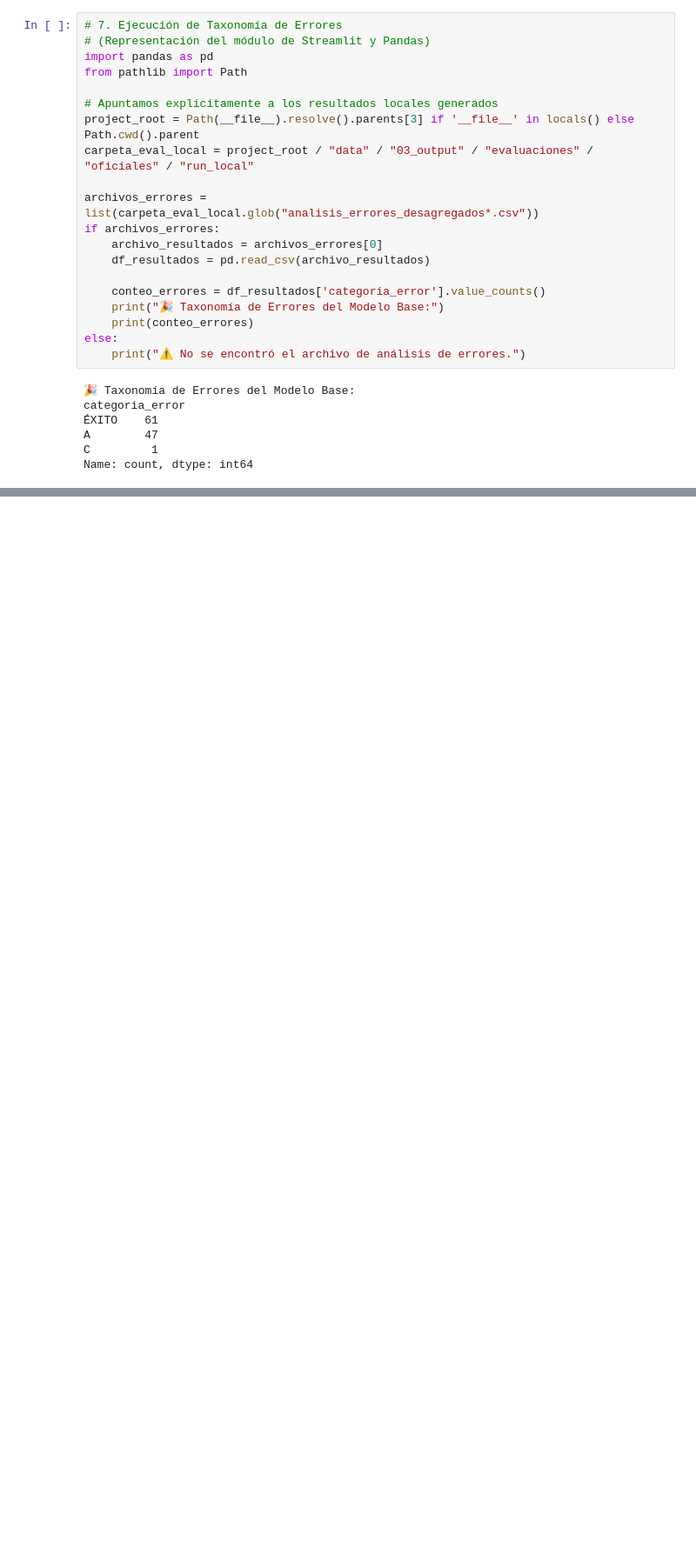
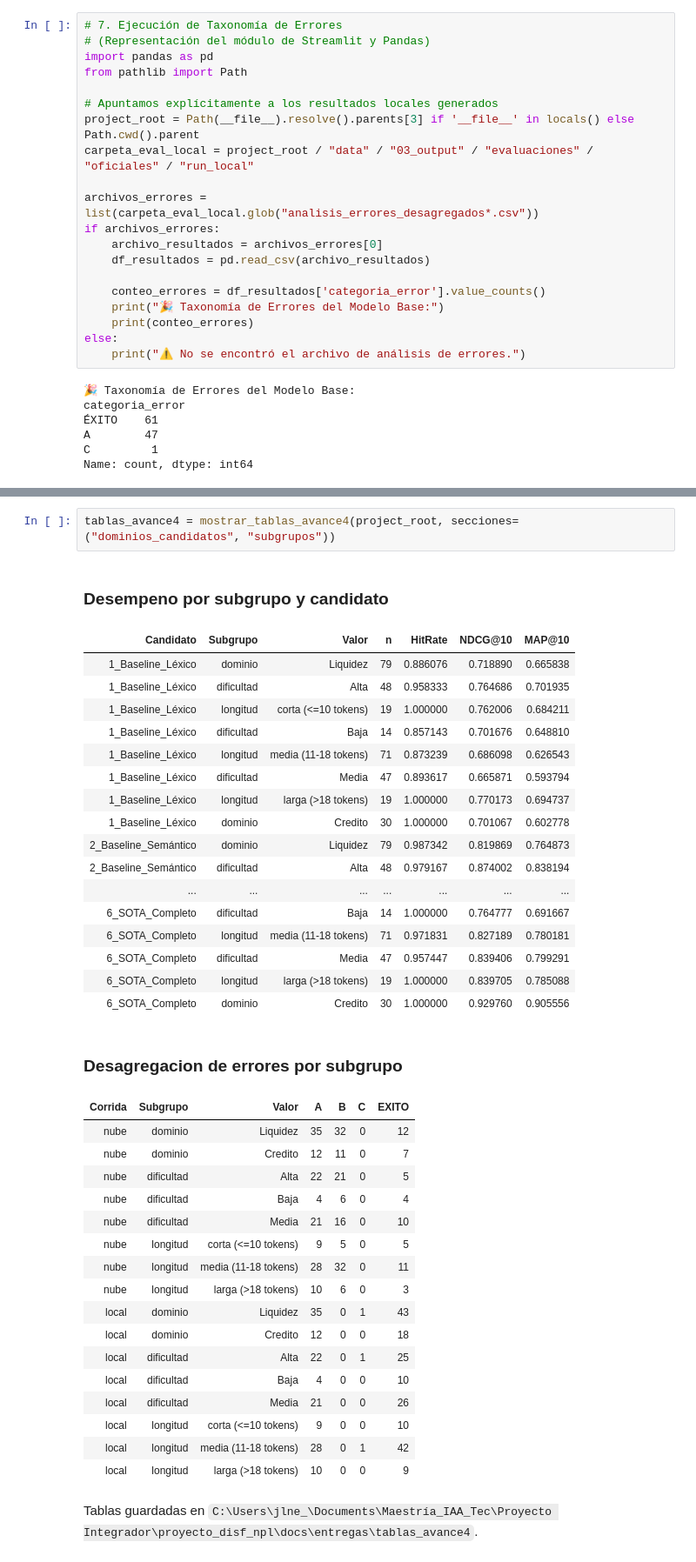
Before and after one commit to alexandro-mayoral-teran/proyecto_disf_npl, a Jupyter notebook: notebooks/Avance4_#8.ipynb, the cells around one changed output, grey strips where cells are left out. Shown at 87% size. Cells and saved outputs as stored; diff of their text form; blank space fills up the shorter version.

Commit message:
cambios_finales avance 4 Jacquie

```diff
--- a/notebooks/Avance4_#8.ipynb
+++ b/notebooks/Avance4_#8.ipynb
@@ -375,0 +590,40 @@ En síntesis, la orquestación automatizada evaluada sobre un *Ground Truth* de
+# %%
+tablas_avance4 = mostrar_tablas_avance4(project_root, secciones=("dominios_candidatos", "subgrupos"))
+# %% [output]
+### Desempeno por subgrupo y candidato
+| Candidato | Subgrupo | Valor | n | HitRate | NDCG@10 | MAP@10 |
+| 1_Baseline_Léxico | dominio | Liquidez | 79 | 0.886076 | 0.718890 | 0.665838 |
+| 1_Baseline_Léxico | dificultad | Alta | 48 | 0.958333 | 0.764686 | 0.701935 |
+| 1_Baseline_Léxico | longitud | corta (<=10 tokens) | 19 | 1.000000 | 0.762006 | 0.684211 |
+| 1_Baseline_Léxico | dificultad | Baja | 14 | 0.857143 | 0.701676 | 0.648810 |
+| 1_Baseline_Léxico | longitud | media (11-18 tokens) | 71 | 0.873239 | 0.686098 | 0.626543 |
+| 1_Baseline_Léxico | dificultad | Media | 47 | 0.893617 | 0.665871 | 0.593794 |
+| 1_Baseline_Léxico | longitud | larga (>18 tokens) | 19 | 1.000000 | 0.770173 | 0.694737 |
+| 1_Baseline_Léxico | dominio | Credito | 30 | 1.000000 | 0.701067 | 0.602778 |
+| 2_Baseline_Semántico | dominio | Liquidez | 79 | 0.987342 | 0.819869 | 0.764873 |
+| 2_Baseline_Semántico | dificultad | Alta | 48 | 0.979167 | 0.874002 | 0.838194 |
+| ... | ... | ... | ... | ... | ... | ... |
+| 6_SOTA_Completo | dificultad | Baja | 14 | 1.000000 | 0.764777 | 0.691667 |
+| 6_SOTA_Completo | longitud | media (11-18 tokens) | 71 | 0.971831 | 0.827189 | 0.780181 |
+| 6_SOTA_Completo | dificultad | Media | 47 | 0.957447 | 0.839406 | 0.799291 |
+| 6_SOTA_Completo | longitud | larga (>18 tokens) | 19 | 1.000000 | 0.839705 | 0.785088 |
+| 6_SOTA_Completo | dominio | Credito | 30 | 1.000000 | 0.929760 | 0.905556 |
+### Desagregacion de errores por subgrupo
+| Corrida | Subgrupo | Valor | A | B | C | EXITO |
+| nube | dominio | Liquidez | 35 | 32 | 0 | 12 |
+| nube | dominio | Credito | 12 | 11 | 0 | 7 |
+| nube | dificultad | Alta | 22 | 21 | 0 | 5 |
+| nube | dificultad | Baja | 4 | 6 | 0 | 4 |
+| nube | dificultad | Media | 21 | 16 | 0 | 10 |
+| nube | longitud | corta (<=10 tokens) | 9 | 5 | 0 | 5 |
+| nube | longitud | media (11-18 tokens) | 28 | 32 | 0 | 11 |
+| nube | longitud | larga (>18 tokens) | 10 | 6 | 0 | 3 |
+| local | dominio | Liquidez | 35 | 0 | 1 | 43 |
+| local | dominio | Credito | 12 | 0 | 0 | 18 |
+| local | dificultad | Alta | 22 | 0 | 1 | 25 |
+| local | dificultad | Baja | 4 | 0 | 0 | 10 |
+| local | dificultad | Media | 21 | 0 | 0 | 26 |
+| local | longitud | corta (<=10 tokens) | 9 | 0 | 0 | 10 |
+| local | longitud | media (11-18 tokens) | 28 | 0 | 1 | 42 |
+| local | longitud | larga (>18 tokens) | 10 | 0 | 0 | 9 |
+Tablas guardadas en `C:\Users\jlne_\Documents\Maestría_IAA_Tec\Proyecto Integrador\proyecto_disf_npl\docs\entregas\tablas_avance4`.
```
Also changed, not shown: parts of 48 cells of this notebook, 49 other files.
